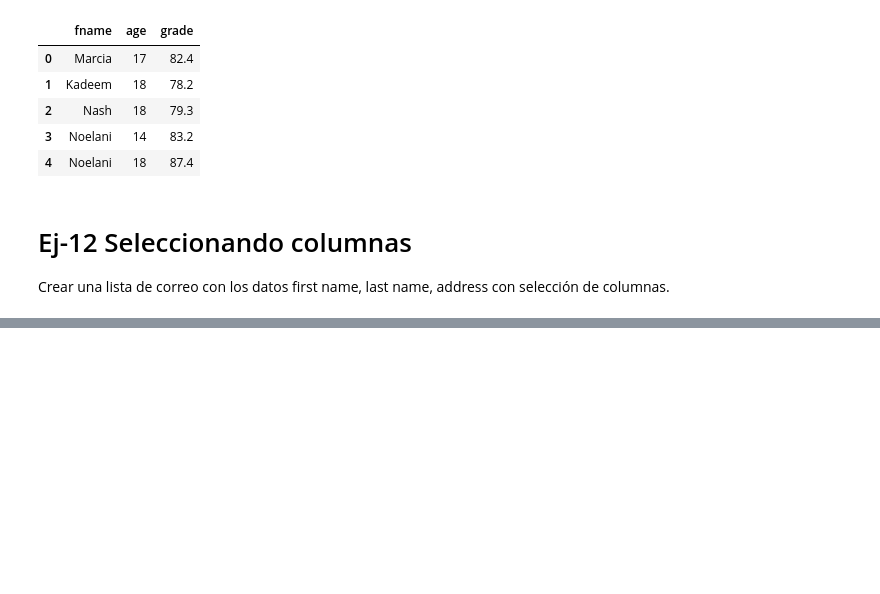
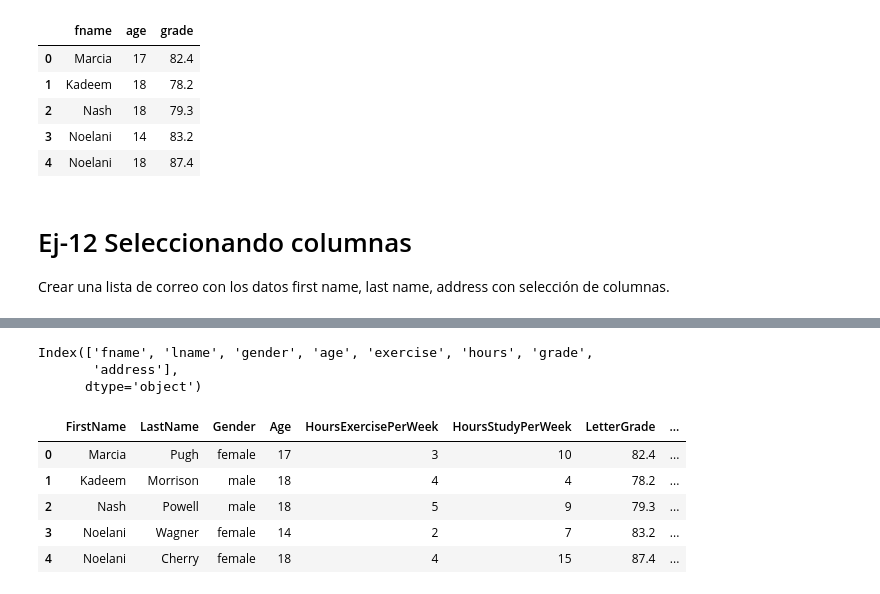
Before and after one commit to MarianaArzapalo/1-ADescDatos, a Jupyter notebook: 01-li-datos.ipynb, the cells around one changed output, grey strips where cells are left out. Drawn from its saved outputs; the diff is of its cells as text; code cells hidden in the pictures; blank space fills up the shorter version.

```diff
--- a/01-li-datos.ipynb
+++ b/01-li-datos.ipynb
@@ -1061,0 +1066,7 @@ Crear una lista de correo con los datos first name, last name, address con selec
+# %%
+import pandas as pd
+
+Location = "datasets/gradedata.csv"
+df = pd.read_csv(Location)
+
+df.head()
@@ -1061,0 +1080,16 @@ Crear una lista de correo con los datos first name, last name, address con selec
+# %%
+df.columns
+# %% [output]
+Index(['fname', 'lname', 'gender', 'age', 'exercise', 'hours', 'grade',
+       'address'],
+      dtype='object')
+# %%
+df.columns = ['FirstName', 'LastName', 'Gender', 'Age', 'HoursExercisePerWeek', 'HoursStudyPerWeek', 'LetterGrade', 'StreetAddress']
+df.head()
+# %% [output]
+|  | FirstName | LastName | Gender | Age | HoursExercisePerWeek | HoursStudyPerWeek | LetterGrade | ... |
+| 0 | Marcia | Pugh | female | 17 | 3 | 10 | 82.4 | ... |
+| 1 | Kadeem | Morrison | male | 18 | 4 | 4 | 78.2 | ... |
+| 2 | Nash | Powell | male | 18 | 5 | 9 | 79.3 | ... |
+| 3 | Noelani | Wagner | female | 14 | 2 | 7 | 83.2 | ... |
+| 4 | Noelani | Cherry | female | 18 | 4 | 15 | 87.4 | ... |
```
Also changed, not shown: parts of 18 cells of this notebook.
